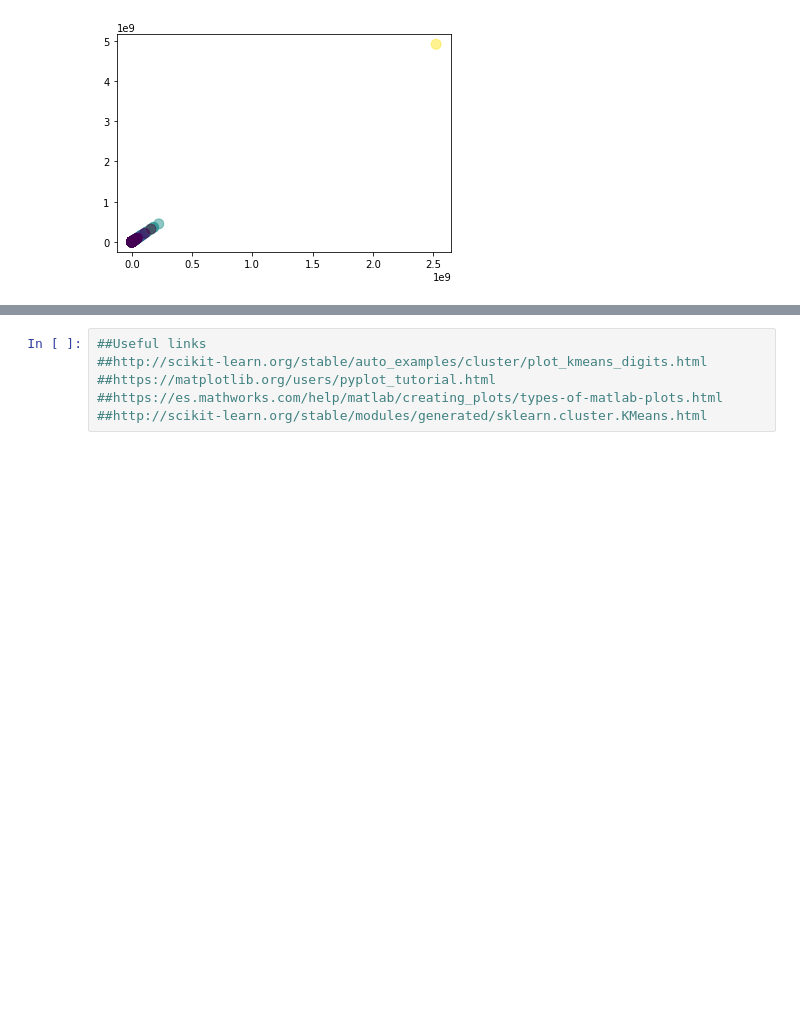
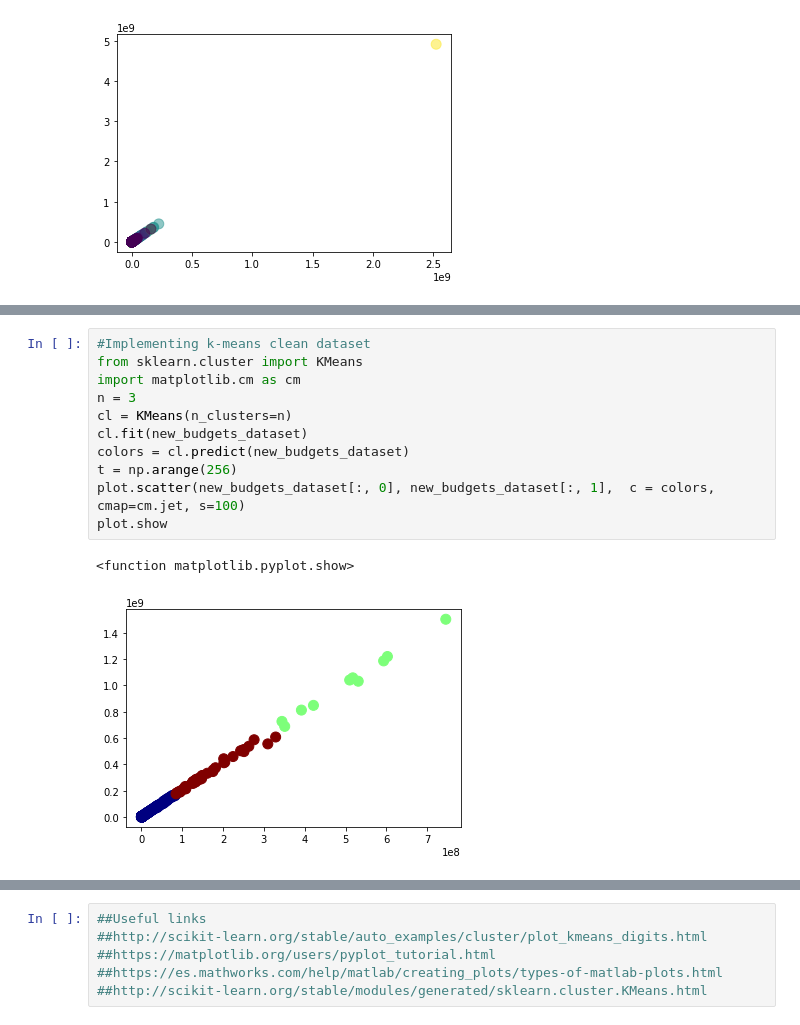
Before and after one commit to BigDataScience17-18/assignment-1-arnaucasanova_alexflores, a Jupyter notebook: Assignment3_Py/assignment3_clustering.ipynb, the cells around one changed output, grey strips where cells are left out. Cells and saved outputs as stored; diff of their text form; blank space fills up the shorter version.

```diff
--- a/Assignment3_Py/assignment3_clustering.ipynb
+++ b/Assignment3_Py/assignment3_clustering.ipynb
@@ -322,0 +372,14 @@ plot.scatter(new_budgets_dataset_2levels[:, 1], new_budgets_dataset_2levels[:, 2
+# %%
+#Implementing k-means clean dataset
+from sklearn.cluster import KMeans
+import matplotlib.cm as cm
+n = 3
+cl = KMeans(n_clusters=n)
+cl.fit(new_budgets_dataset)
+colors = cl.predict(new_budgets_dataset)
+t = np.arange(256)
+plot.scatter(new_budgets_dataset[:, 0], new_budgets_dataset[:, 1],  c = colors, cmap=cm.jet, s=100)
+plot.show
+# %% [output]
+<function matplotlib.pyplot.show>
+[figure, added]
```
Also changed, not shown: parts of 12 cells of this notebook.
